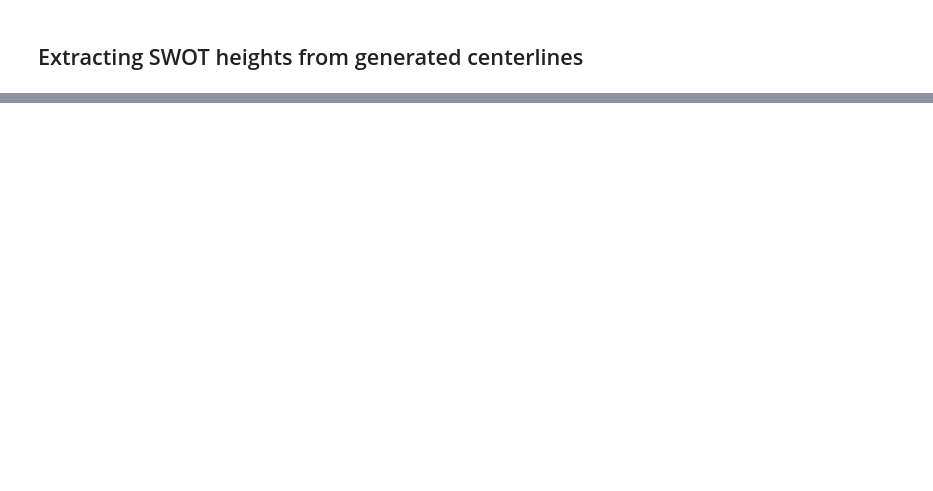
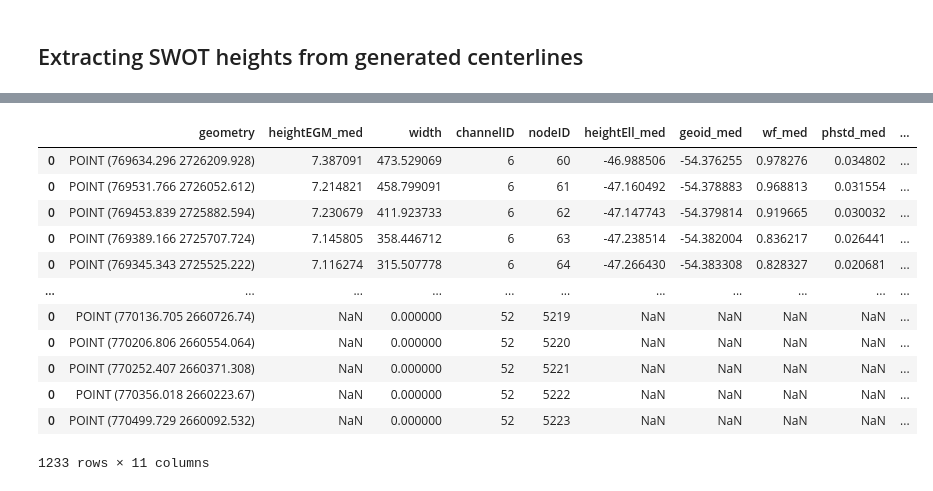
Before and after one commit to selfr-eo/braidedSP, a Jupyter notebook: notebooks/full_workflow.ipynb, the cells around one changed output, grey strips where cells are left out. Cells and saved outputs as stored; diff of their text form; code cells hidden in the pictures; blank space fills up the shorter version.

```diff
--- a/notebooks/full_workflow.ipynb
+++ b/notebooks/full_workflow.ipynb
@@ -256,0 +300,16 @@ bramaputra.swot_obs[0].gdf
+# %%
+bramaputra.swot_obs[0].sp
+# %% [output]
+|  | geometry | heightEGM_med | width | channelID | nodeID | heightEll_med | geoid_med | wf_med | phstd_med | ... |
+| 0 | POINT (769634.296 2726209.928) | 7.387091 | 473.529069 | 6 | 60 | -46.988506 | -54.376255 | 0.978276 | 0.034802 | ... |
+| 0 | POINT (769531.766 2726052.612) | 7.214821 | 458.799091 | 6 | 61 | -47.160492 | -54.378883 | 0.968813 | 0.031554 | ... |
+| 0 | POINT (769453.839 2725882.594) | 7.230679 | 411.923733 | 6 | 62 | -47.147743 | -54.379814 | 0.919665 | 0.030032 | ... |
+| 0 | POINT (769389.166 2725707.724) | 7.145805 | 358.446712 | 6 | 63 | -47.238514 | -54.382004 | 0.836217 | 0.026441 | ... |
+| 0 | POINT (769345.343 2725525.222) | 7.116274 | 315.507778 | 6 | 64 | -47.266430 | -54.383308 | 0.828327 | 0.020681 | ... |
+| ... | ... | ... | ... | ... | ... | ... | ... | ... | ... | ... |
+| 0 | POINT (770136.705 2660726.74) | NaN | 0.000000 | 52 | 5219 | NaN | NaN | NaN | NaN | ... |
+| 0 | POINT (770206.806 2660554.064) | NaN | 0.000000 | 52 | 5220 | NaN | NaN | NaN | NaN | ... |
+| 0 | POINT (770252.407 2660371.308) | NaN | 0.000000 | 52 | 5221 | NaN | NaN | NaN | NaN | ... |
+| 0 | POINT (770356.018 2660223.67) | NaN | 0.000000 | 52 | 5222 | NaN | NaN | NaN | NaN | ... |
+| 0 | POINT (770499.729 2660092.532) | NaN | 0.000000 | 52 | 5223 | NaN | NaN | NaN | NaN | ... |
+1233 rows × 11 columns
```
Also changed, not shown: parts of 14 cells of this notebook, 5 other files.
